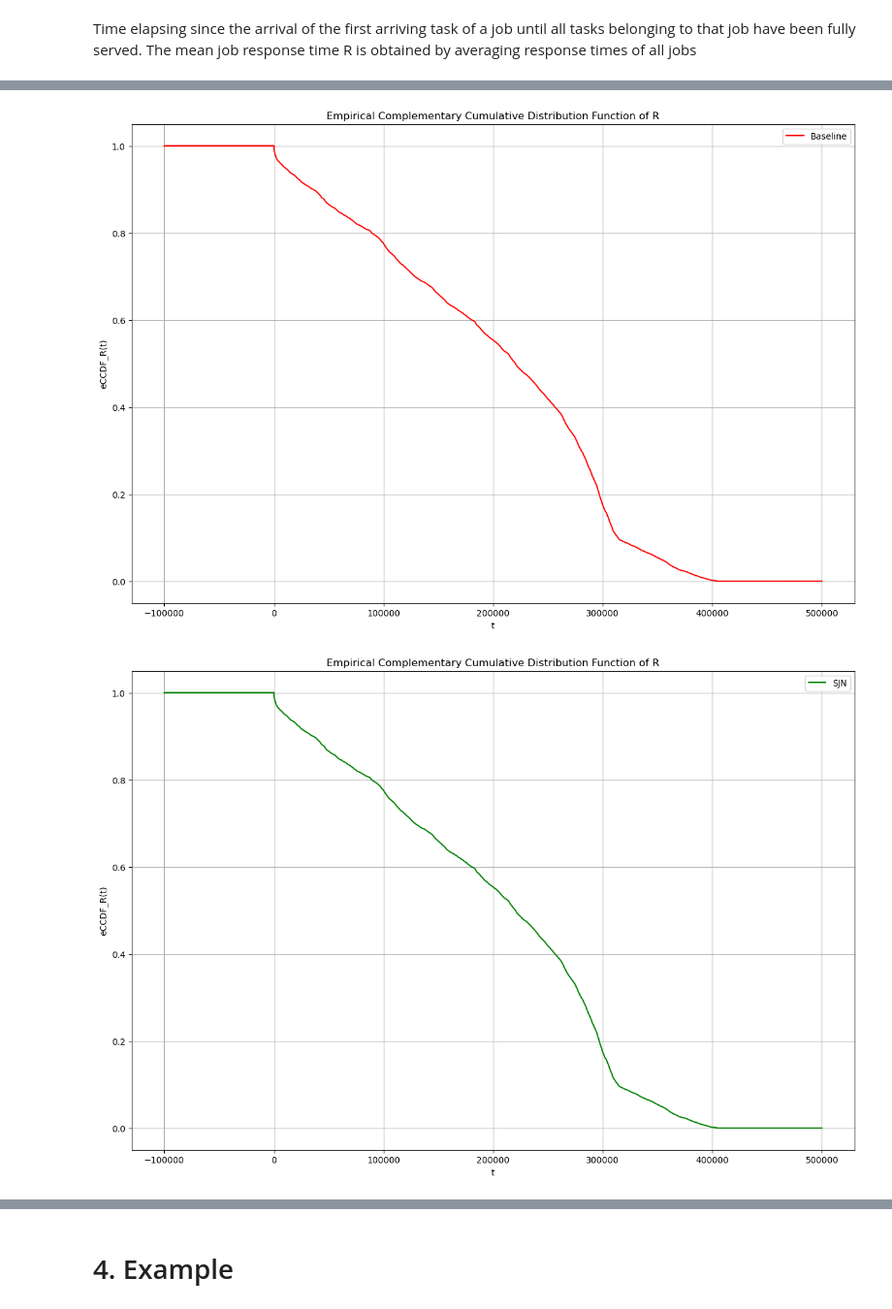
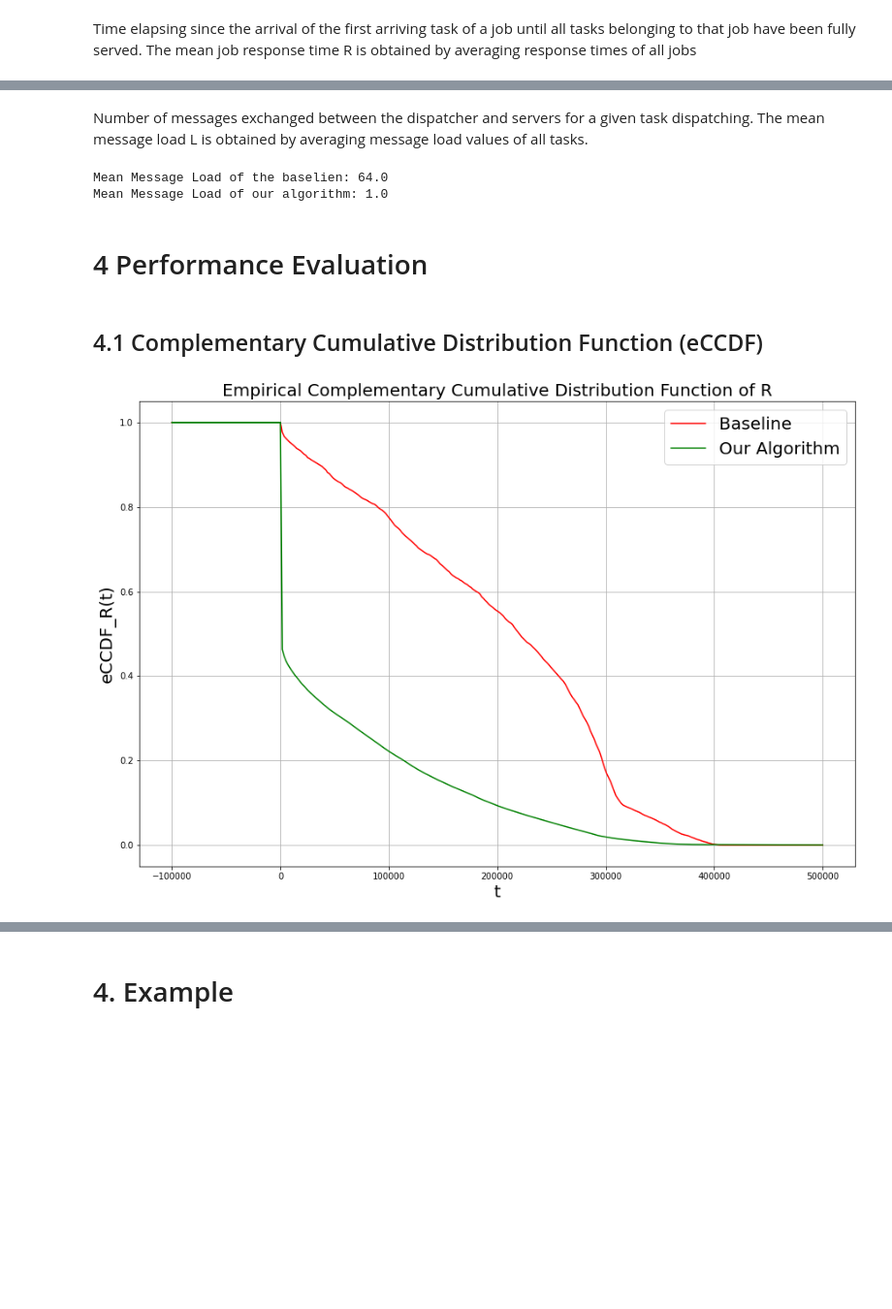
Before and after one commit to maryyyyna/Networking-for-Big-Data-and-Laboratory, a Jupyter notebook: CH2_DataCenter.ipynb, the cells around one changed output, grey strips where cells are left out. Shown at 97% size. Cells and saved outputs as stored; diff of their text form; code cells hidden in the pictures; blank space fills up the shorter version.

```diff
--- a/CH2_DataCenter.ipynb
+++ b/CH2_DataCenter.ipynb
@@ -7,5 +11,5 @@ import matplotlib.pyplot as plt
 # %%
-tasks_dataframe = pd.read_csv('/home/michele/Desktop/Data Science/NBD/DC/HW2/Cell_a.csv')
+tasks_dataframe = pd.read_csv(r"C:\Users\Marina\OneDrive\Desktop\Cell_a.csv")
 # %% [markdown]
 # 1. Dataset Analysis ( aggiungere IMA)
 # %%
@@ -234,8 +272,8 @@ N = 64
 # Simulate baseline (LWL dispatching and FCFS scheduling)
 completion_times_baseline, service_times_baseline, utilization_baseline, mean_message_load_baseline = calculate_completion_time_baseline(tasks, N)
 
-# Simulate LWL dispatching and SJN scheduling
-completion_times_SJN, service_times_SJN, utilization_SJN, mean_message_load_SJN = calculate_completion_time_SJN(tasks, N)
+# Simulate our algorithm (RR dispatching and SJF scheduling)
+completion_times_our_algorithm, service_times_our_algorithm, utilization_our_algorithm, mean_message_load_our_algorithm = calculate_completion_time_our_algorithm(tasks, N)
 # %% [markdown]
 # 3. Metrics
 # %% [markdown]
@@ -278,3 +377,15 @@ Job Mean Response Time R of our algorithms: 189813.82603286018
+# %% [markdown]
+Number of messages exchanged between the dispatcher and servers for a given task dispatching. The mean message load L is obtained by averaging message load values of all tasks.
+# %%
+print("Mean Message Load of the baselien:", mean_message_load_baseline)
+print("Mean Message Load of our algorithm:", mean_message_load_our_algorithm)
+# %% [output]
+Mean Message Load of the baselien: 64.0
+Mean Message Load of our algorithm: 1.0
+# %% [markdown]
+# 4 Performance Evaluation
+# %% [markdown]
+## 4.1 Complementary Cumulative Distribution Function (eCCDF)
 # %%
 def indicator(X,t):
     if X<=t:
@@ -288,33 +399,18 @@ def eCCDF(X, t):
 # %%
 num_cores=multiprocessing.cpu_count()
 
-times_plot = [-10**i for i in range(1,6)]+list(np.linspace(0, 10**6/2, 1000))
-emp_response_SJN = Parallel(n_jobs=num_cores)(delayed(eCCDF)( list(max_times_SJN.values()) , i ) for i in times_plot)
+times_plot = [-10**i for i in range(1,6)]+list(np.linspace(0, 10**6/2, 300))
+emp_response_our_algorithm = Parallel(n_jobs=num_cores)(delayed(eCCDF)( list(max_times_our_algorithm.values()) , i ) for i in times_plot)
 emp_response_baseline = Parallel(n_jobs=num_cores)(delayed(eCCDF)( list(max_times_baseline.values()) , i ) for i in times_plot)
-
-#########################################
-# FARLO SIA PER BASELINE CHE PER NOSTRO #
-########################################
 
 plt.figure(figsize=(15, 10))
 plt.plot(times_plot, emp_response_baseline, 'r', label='Baseline')
-#plt.scatter(t, emp, marker='*')
+plt.plot(times_plot, emp_response_our_algorithm, 'g', label='Our Algorithm')
 plt.grid()
-plt.xlabel('t')
-plt.ylabel('eCCDF_R(t)')
-plt.title('Empirical Complementary Cumulative Distribution Function of R')
-plt.legend()
+plt.xlabel('t', fontsize = 20)
+plt.ylabel('eCCDF_R(t)', fontsize = 20)
+plt.title('Empirical Complementary Cumulative Distribution Function of R', fontsize = 20)
+plt.legend(fontsize = 20)
 plt.show()
-
-plt.figure(figsize=(15, 10))
-plt.plot(times_plot, emp_response_baseline, 'g', label='SJN')
-#plt.scatter(t, emp, marker='*')
-plt.grid()
-plt.xlabel('t')
-plt.ylabel('eCCDF_R(t)')
-plt.title('Empirical Complementary Cumulative Distribution Function of R')
-plt.legend()
-plt.show()
 # %% [output]
-[figure, old version]
+[figure, new version]
-[figure, removed]
```
Also changed, not shown: parts of 46 cells of this notebook.
